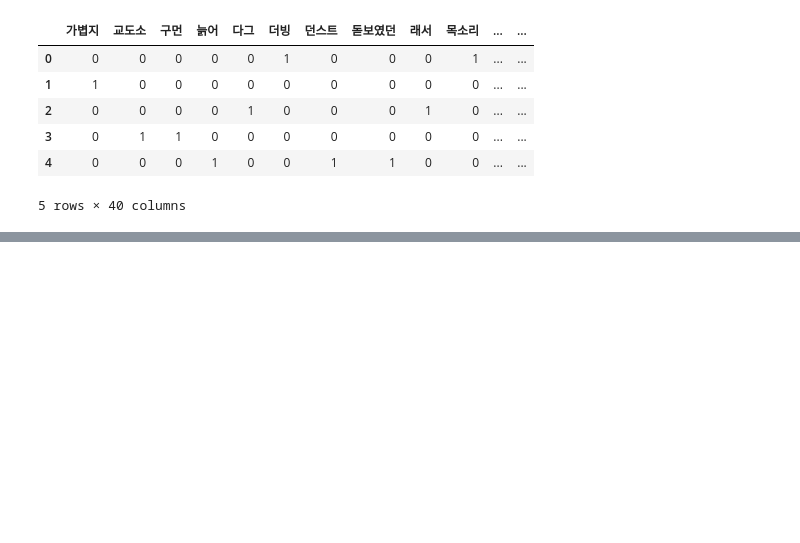
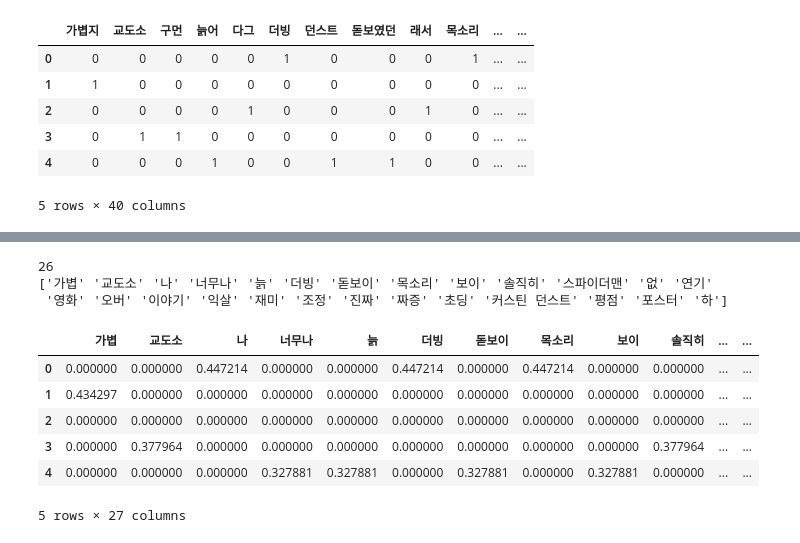
Before and after one commit to Vegetuna/Github_Team_SH, a Jupyter notebook: 251020/01_NLP.ipynb, the cells around one changed output, grey strips where cells are left out. Cells and saved outputs as stored; diff of their text form; code cells hidden in the pictures; blank space fills up the shorter version.

```diff
--- a/251020/01_NLP.ipynb
+++ b/251020/01_NLP.ipynb
@@ -535,0 +588,35 @@ pd.DataFrame(
+# %%
+komoran = Komoran()
+
+# 품사 지정
+allow_pos = ['NNG', 'NNP', 'VV', 'VA', 'MAG', 'SL']
+# 필어툥 언어
+stop_word = ['하다', '되다']
+
+def komoran_tokenize(text):
+    tokens = []
+    for morph, pos in komoran.pos(text):
+        # morph : 단어
+        # pos : 형태소의 형태(품사)
+        # pos가 allow_pos에 포함되어 있다. 조건1
+        # morph가 stop_word에 포함되어 있지 않다. 조건2
+        if pos in allow_pos and morph not in stop_word:
+            tokens.append(morph)
+    return tokens
+
+vectorizer_komoran = TfidfVectorizer(
+    tokenizer=komoran_tokenize,
+    ngram_range=(1,1),
+    min_df= 1,
+    lowercase=False
+)
+# %%
+x_komoran = vectorizer_komoran.fit_transform(texts)
+# %%
+# 단어들의 목록 확인
+print(len(vectorizer_komoran.get_feature_names_out()))
+print(vectorizer_komoran.get_feature_names_out())
+# %% [output]
+26
+['가볍' '교도소' '나' '너무나' '늙' '더빙' '돋보이' '목소리' '보이' '솔직히' '스파이더맨' '없' '연기'
+ '영화' '오버' '이야기' '익살' '재미' '조정' '진짜' '짜증' '초딩' '커스틴 던스트' '평점' '포스터' '하']
@@ -535,0 +625,15 @@ pd.DataFrame(
+# %%
+komoran_df = pd.DataFrame(x_komoran.toarray(),
+             columns=vectorizer_komoran.get_feature_names_out())
+# %%
+komoran_df['label'] = df['label'].head(5)
+# %%
+komoran_df
+# %% [output]
+|  | 가볍 | 교도소 | 나 | 너무나 | 늙 | 더빙 | 돋보이 | 목소리 | 보이 | 솔직히 | ... | ... |
+| 0 | 0.000000 | 0.000000 | 0.447214 | 0.000000 | 0.000000 | 0.447214 | 0.000000 | 0.447214 | 0.000000 | 0.000000 | ... | ... |
+| 1 | 0.434297 | 0.000000 | 0.000000 | 0.000000 | 0.000000 | 0.000000 | 0.000000 | 0.000000 | 0.000000 | 0.000000 | ... | ... |
+| 2 | 0.000000 | 0.000000 | 0.000000 | 0.000000 | 0.000000 | 0.000000 | 0.000000 | 0.000000 | 0.000000 | 0.000000 | ... | ... |
+| 3 | 0.000000 | 0.377964 | 0.000000 | 0.000000 | 0.000000 | 0.000000 | 0.000000 | 0.000000 | 0.000000 | 0.377964 | ... | ... |
+| 4 | 0.000000 | 0.000000 | 0.000000 | 0.327881 | 0.327881 | 0.000000 | 0.327881 | 0.000000 | 0.327881 | 0.000000 | ... | ... |
+5 rows × 27 columns
```
Also changed, not shown: parts of 6 cells of this notebook, 1 other file.
